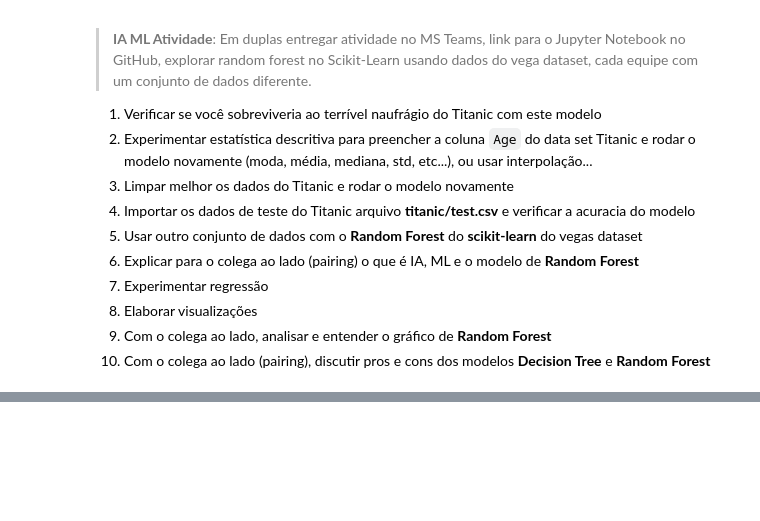
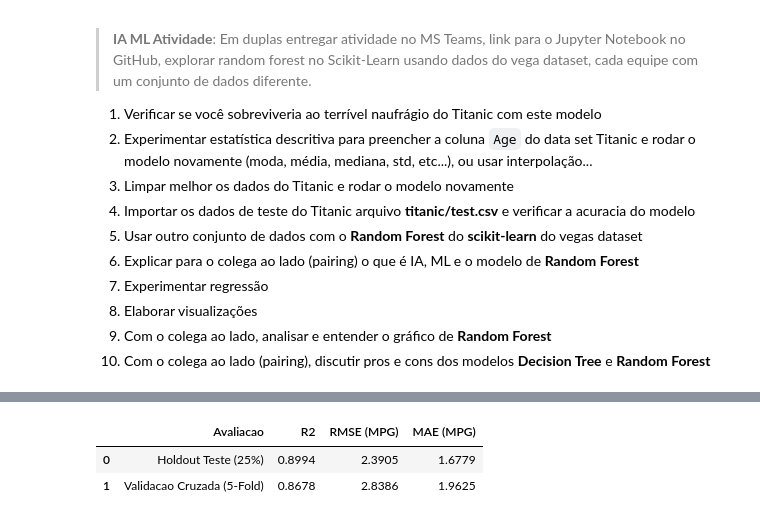
Before and after one commit to Ce-22/AI-LAB3, a Jupyter notebook: lab_random_forest_titanic_vega.ipynb, the cells around one changed output, grey strips where cells are left out. Cells and saved outputs as stored; diff of their text form; code cells hidden in the pictures; blank space fills up the shorter version.

```diff
--- a/lab_random_forest_titanic_vega.ipynb
+++ b/lab_random_forest_titanic_vega.ipynb
@@ -934,0 +1027,50 @@ Concordancia/Acuracia em relacao ao gender_submission.csv: 0.9067
+# %%
+from sklearn.ensemble import RandomForestRegressor
+from sklearn.metrics import mean_absolute_error, mean_squared_error, r2_score
+from sklearn.model_selection import KFold
+
+CAR_REG_FEATURES = [
+    "Cylinders",
+    "Displacement",
+    "Horsepower",
+    "Weight_in_lbs",
+    "Acceleration",
+    "YearNum",
+    "OriginCode",
+]
+X_cars_reg = cars_df[CAR_REG_FEATURES]
+y_cars_reg = cars_df["Miles_per_Gallon"]
+
+Xr_train, Xr_test, yr_train, yr_test = train_test_split(
+    X_cars_reg, y_cars_reg, test_size=0.25, random_state=RANDOM_STATE
+)
+
+rf_cars_reg = RandomForestRegressor(
+    n_estimators=300, max_depth=10, min_samples_leaf=2, random_state=RANDOM_STATE
+)
+rf_cars_reg.fit(Xr_train, yr_train)
+yr_pred = rf_cars_reg.predict(Xr_test)
+
+# Validacao cruzada em 5 pastas para avaliacao robusta
+kf = KFold(n_splits=5, shuffle=True, random_state=RANDOM_STATE)
+yr_cv_pred = cross_val_predict(rf_cars_reg, X_cars_reg, y_cars_reg, cv=kf)
+
+reg_metrics = pd.DataFrame([
+    {
+        "Avaliacao": "Holdout Teste (25%)",
+        "R2": r2_score(yr_test, yr_pred),
+        "RMSE (MPG)": mean_squared_error(yr_test, yr_pred) ** 0.5,
+        "MAE (MPG)": mean_absolute_error(yr_test, yr_pred),
+    },
+    {
+        "Avaliacao": "Validacao Cruzada (5-Fold)",
+        "R2": r2_score(y_cars_reg, yr_cv_pred),
+        "RMSE (MPG)": mean_squared_error(y_cars_reg, yr_cv_pred) ** 0.5,
+        "MAE (MPG)": mean_absolute_error(y_cars_reg, yr_cv_pred),
+    },
+])
+display(reg_metrics.round(4))
+# %% [output]
+|  | Avaliacao | R2 | RMSE (MPG) | MAE (MPG) |
+| 0 | Holdout Teste (25%) | 0.8994 | 2.3905 | 1.6779 |
+| 1 | Validacao Cruzada (5-Fold) | 0.8678 | 2.8386 | 1.9625 |
```
Also changed, not shown: parts of 36 cells of this notebook, 2 other files.
